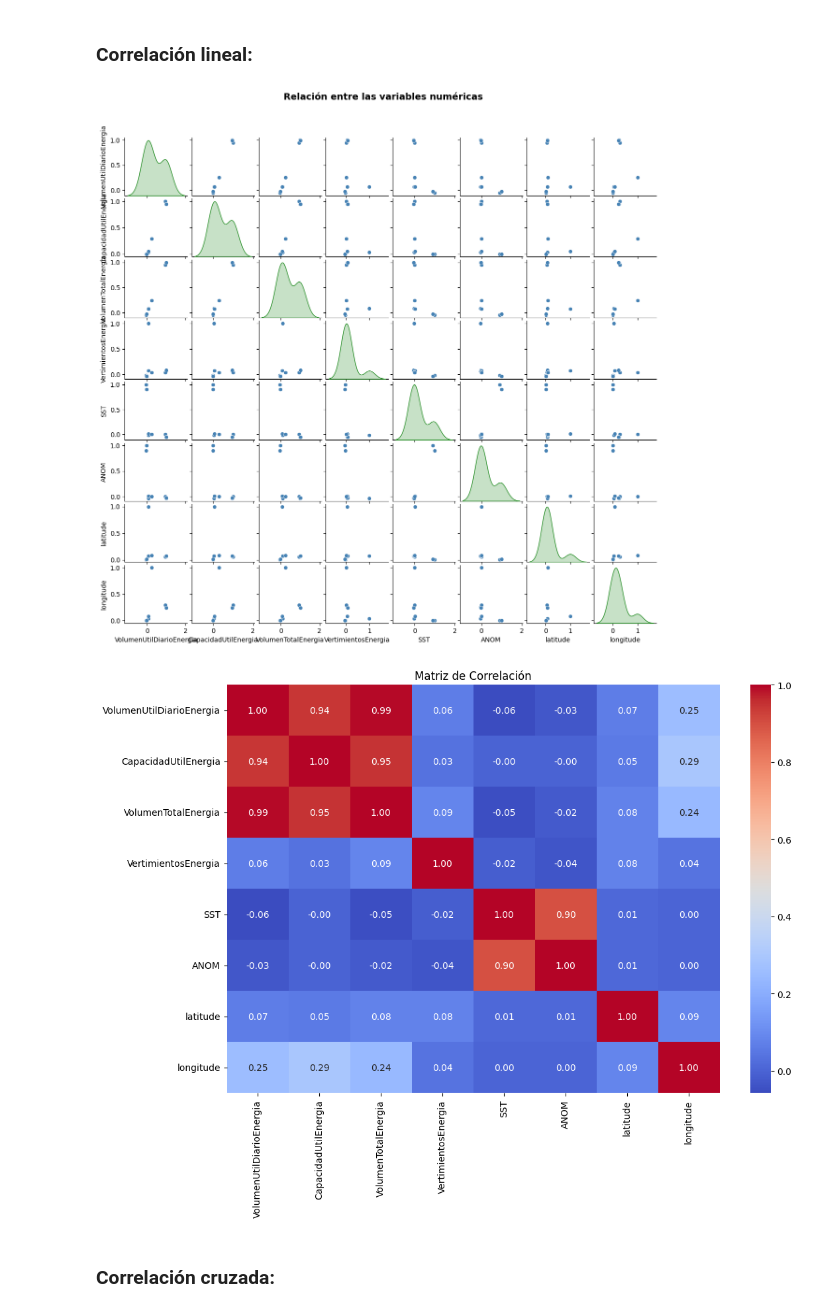
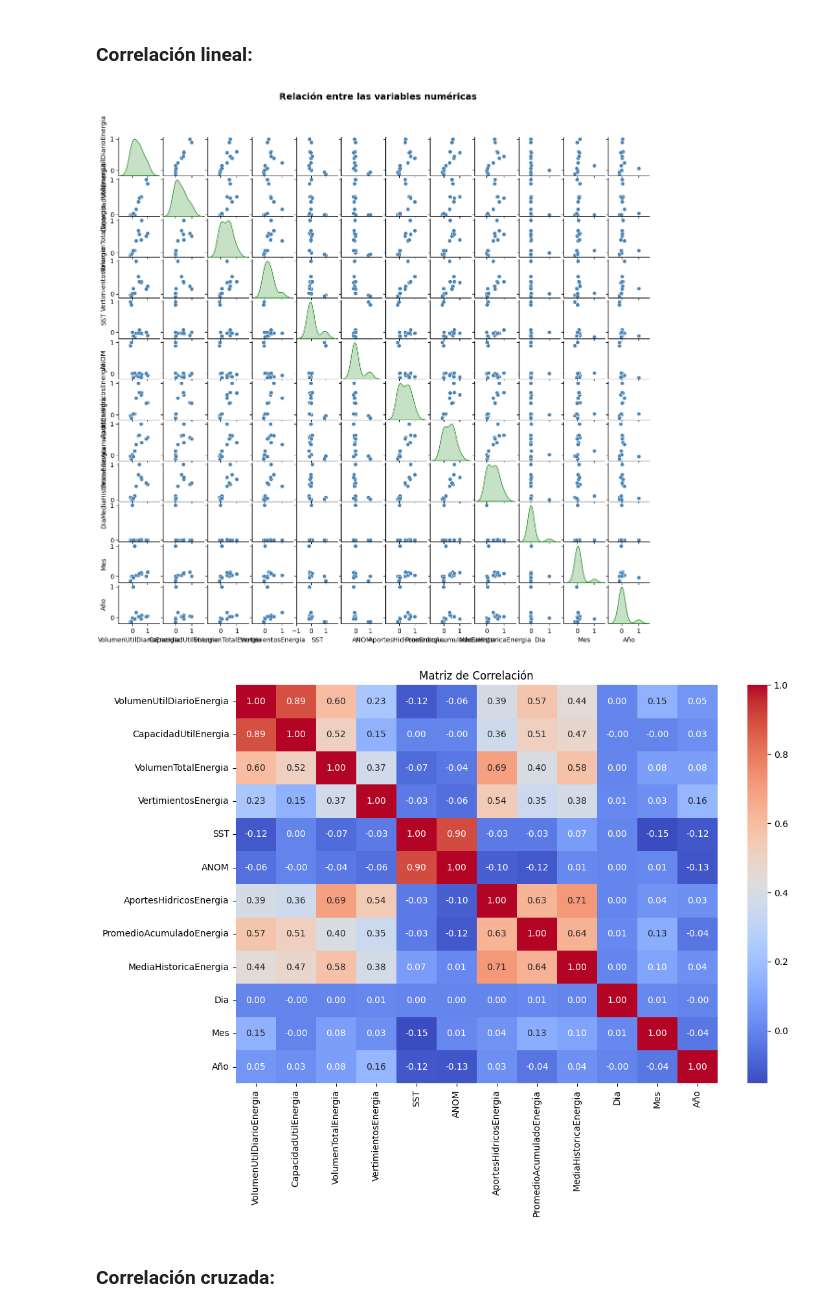
Before and after one commit to jsslTueniuane/JSSL-INV-FUNC-BACKEND, a Jupyter notebook: src/Analysis/ExploratoryAnalysis.ipynb, the cells around one changed output. Drawn from its saved outputs; the diff is of its cells as text; code cells hidden in the pictures.

Commit message:
Refactored data transformation process in TransformData.py

```diff
--- a/src/Analysis/ExploratoryAnalysis.ipynb
+++ b/src/Analysis/ExploratoryAnalysis.ipynb
@@ -369,15 +438,10 @@ Para obtener el detalle de como se realizan las transformaciones revisar el arch
 # %% [markdown]
 ### **Variables agregadas**
 # %%
-import pandas as pd
-import sys
-sys.path.append("D:/mis documentos/Personal/Repos/JSSL-INV-FUNC-BACKEND/src/GetData")
-from funciones import multiple_plot
-
 # Cargar el archivo de datos
 
-data_not_not_agg = pd.read_excel("D:/mis documentos/Personal/Repos/JSSL-INV-FUNC-BACKEND/Data/Results/NotStandardized/EmbalsesNoAgregados.xlsx")
-data_not_agg = pd.read_excel("D:/mis documentos/Personal/Repos/JSSL-INV-FUNC-BACKEND/Data/Results/NotStandardized/EmbalsesAgregados.xlsx")
+data_not_not_agg = pd.read_excel("../../Data/Results/NotStandardized/EmbalsesNoAgregados.xlsx")
+data_not_agg = pd.read_excel("../../Data/Results/NotStandardized/EmbalsesAgregados.xlsx")
 # %% [markdown]
 ### **Correlación lineal:**
 # %%
@@ -557,30 +606,17 @@ p_values_df_1
 # %% [markdown]
 ### **Correlación lineal:**
 # %%
-import warnings
-warnings.filterwarnings("ignore")
-
-import seaborn as sns
-import matplotlib.pyplot as plt
-
-correlation_data = data_not_not_agg[['VolumenUtilDiarioEnergia',
-                                     'CapacidadUtilEnergia',
-                                     'VolumenTotalEnergia',
-                                     'VertimientosEnergia',
-                                     'SST',
-                                     'ANOM',
-                                     'latitude',
-                                     'longitude']].corr()
+correlation_data = data_not_agg.corr()
 multiple_plot(2, correlation_data , correlation_data.select_dtypes(include = ['float64','int32','int64']).columns.tolist(), None, 'scatterplot', 'Relación entre las variables numéricas',0)
 
 # Pintar la matriz de correlación
 plt.figure(figsize=(12, 8))
 sns.heatmap(correlation_data, annot=True, cmap='coolwarm', fmt=".2f")
 plt.title('Matriz de Correlación')
 plt.show()
 # %% [output]
-[figure, old version]
+[figure, new version]
-[figure, old version]
+[figure, new version]
 # %% [markdown]
 ### **Correlación cruzada:**
 # %%
```
Also changed, not shown: parts of 25 cells of this notebook, 4 other files.
